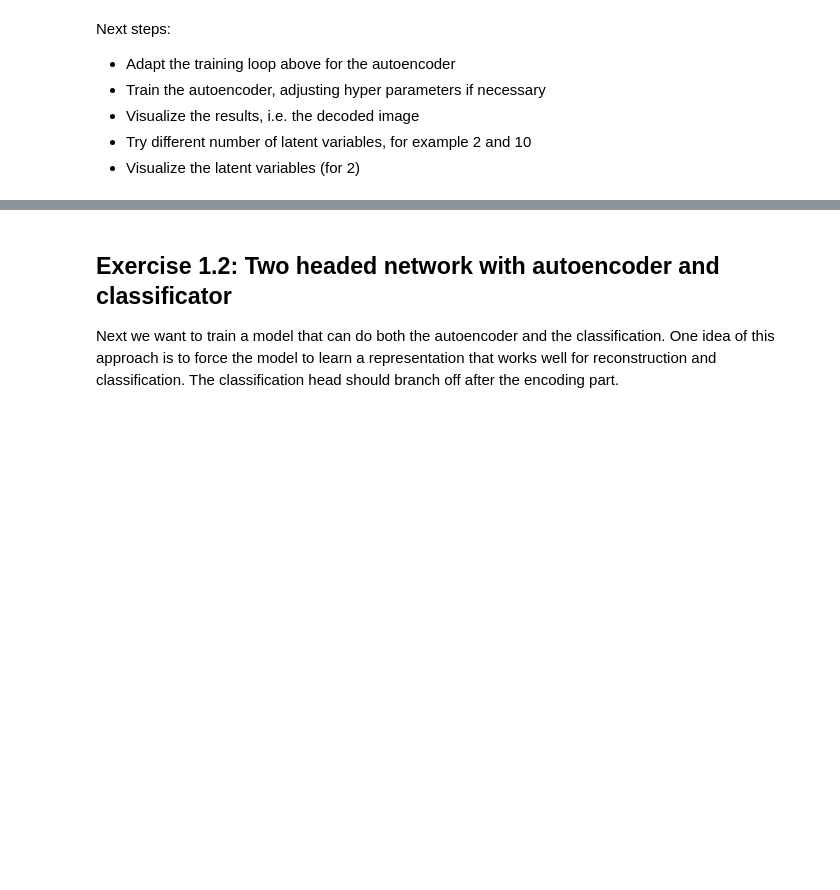
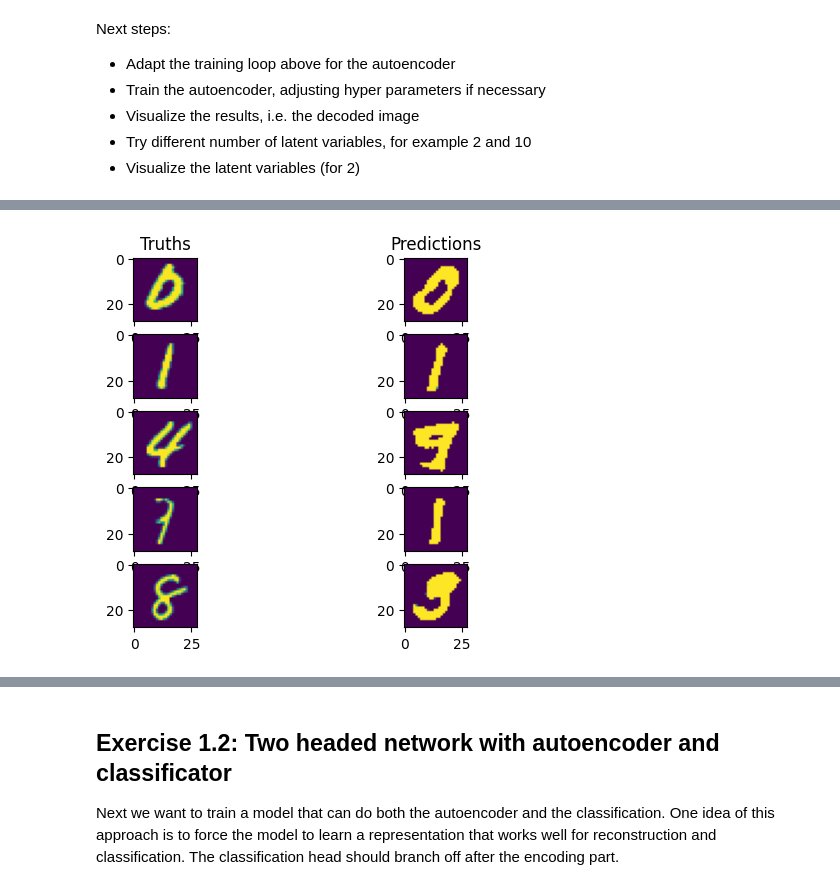
Before and after one commit to marbetschar/ZHAW-Advanced-Deep-Learning, a Jupyter notebook: Week 1/adl_ex01.ipynb, the cells around one changed output, grey strips where cells are left out. Cells and saved outputs as stored; diff of their text form; code cells hidden in the pictures; blank space fills up the shorter version.

Commit message:
Week 1: Exercise 1.1 Autoencoder

```diff
--- a/Week 1/adl_ex01.ipynb
+++ b/Week 1/adl_ex01.ipynb
@@ -413,0 +524,5 @@ Next steps:
+# %%
+model = LinearAutoencoder(latent_dim=10, input_dim=28, input_channels=1)
+metrics = MeanSquaredError()
+optimizer = optim.Adam(model.parameters(), lr=0.001)
+loss = nn.MSELoss()
@@ -413,0 +572,25 @@ Next steps:
+# %%
+def visualize(model):
+    # Visualize some of the decoded images:
+    n = 5
+    truths = np.random.randint(0, data_test.data.shape[0], size=n)
+
+    model.to(device)
+    model.eval()
+
+    f, ax = plt.subplots(n, 2)
+    ax[0][0].title.set_text("Truths")
+    ax[0][1].title.set_text("Predictions")
+
+    for i in range(n):
+        truth = data_test.data[truths[i]].type(torch.float).to(device)
+        decoded = model(truth.reshape(-1, 28*28)).reshape(28, 28)
+
+        ax[i][0].imshow(truth.reshape(28, 28).detach().cpu())
+        ax[i][1].imshow(decoded.detach().cpu())
+
+    plt.show()
+# %%
+visualize(model)
+# %% [output]
+[figure, added]
```
Also changed, not shown: parts of 12 cells of this notebook.
